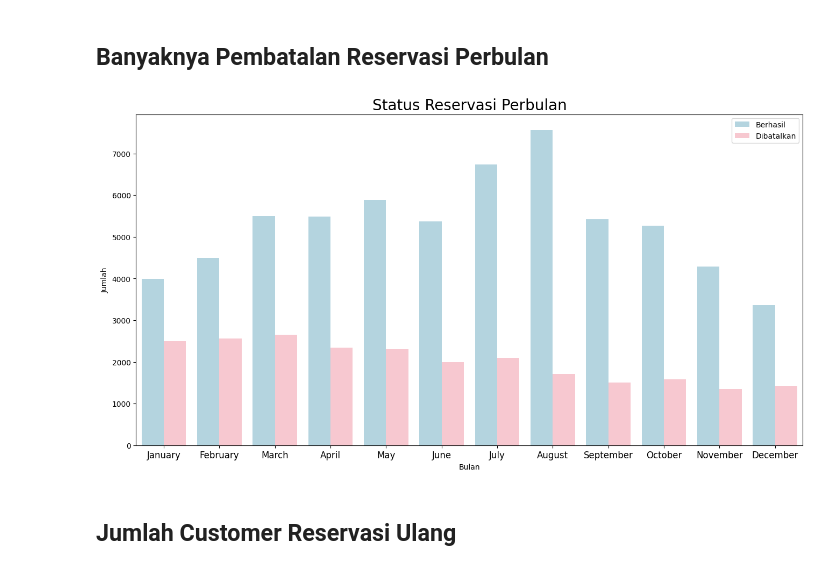
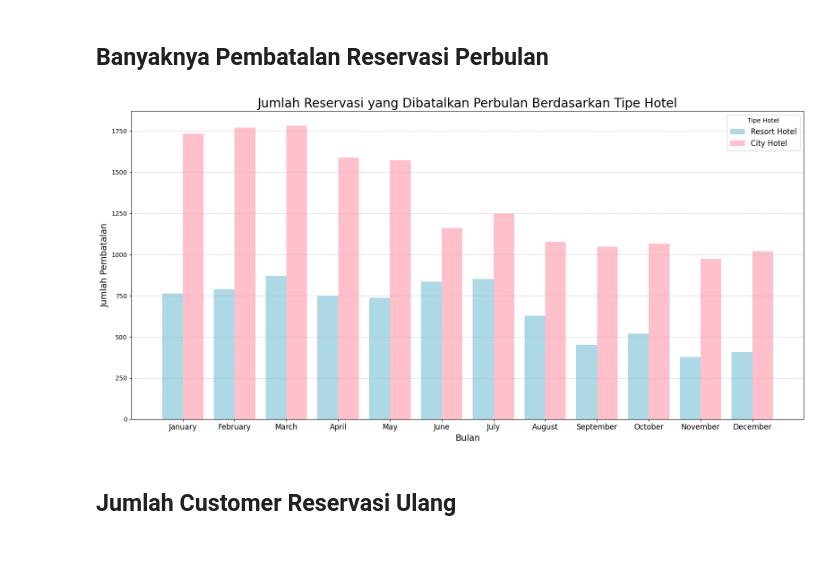
Before and after one commit to xyzaraa/hotel_analysis, a Jupyter notebook: hotel_analysis.ipynb, the cells around one changed output. Drawn from its saved outputs; the diff is of its cells as text; code cells hidden in the pictures.

```diff
--- a/hotel_analysis.ipynb
+++ b/hotel_analysis.ipynb
@@ -556,20 +556,27 @@ plt.show()
 [figure]
 # %% [markdown]
 ## Banyaknya Pembatalan Reservasi Perbulan
-# %%
-df['reservation_status_date'] = pd.to_datetime(df['reservation_status_date'])
-df['month'] = df['reservation_status_date'].dt.month
-plt.figure(figsize=(16,8))
-ax1 = sns.countplot(x='month', hue='is_canceled', data= df, palette = palette)
-legend_lebels,_ = ax1.get_legend_handles_labels()
-plt.title('Status Reservasi Perbulan', size = 20)
-plt.xticks(ticks=x, labels=months_order, fontsize=12)
-plt.xlabel('Bulan')
-plt.ylabel('Jumlah')
-plt.legend(['Berhasil','Dibatalkan'])
-plt.show()
-# %% [output]
-[figure, removed]
+# %%
+canceled_df = df[df['is_canceled'] == 1]
+canceled_df['reservation_status_date'] = pd.to_datetime(canceled_df['reservation_status_date'])
+canceled_df['month'] = canceled_df['reservation_status_date'].dt.month
+cancel_per_month = canceled_df.groupby(['month', 'hotel']).size().unstack(fill_value=0)
+
+width = 0.4
+x = np.arange(len(months_order))
+plt.figure(figsize=(16, 8))
+plt.bar(x - width/2, cancel_per_month['Resort Hotel'], color='#ADD8E6', width=width, label='Resort Hotel')
+plt.bar(x + width/2, cancel_per_month['City Hotel'], color='#FFC0CB', width=width, label='City Hotel')
+plt.title('Jumlah Reservasi yang Dibatalkan Perbulan Berdasarkan Tipe Hotel', size=20, color='black')
+plt.xlabel('Bulan', size=14)
+plt.ylabel('Jumlah Pembatalan', size=14)
+plt.xticks(ticks=x, labels=months_order, fontsize=12)
+plt.legend(title='Tipe Hotel', fontsize=12)
+plt.grid(axis='y', linestyle='--', alpha=0.7)
+plt.tight_layout()
+plt.show()
+# %% [output]
+[figure, added]
 # %% [markdown]
 ## Jumlah Customer Reservasi Ulang
 # %%
```
Also changed, not shown: parts of 8 cells of this notebook.
